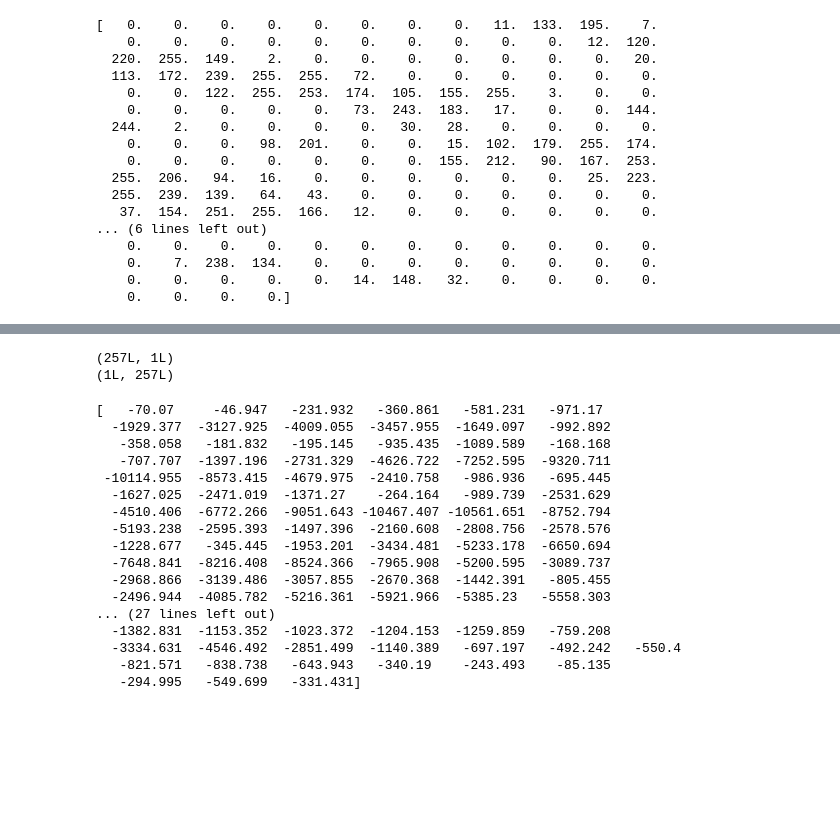
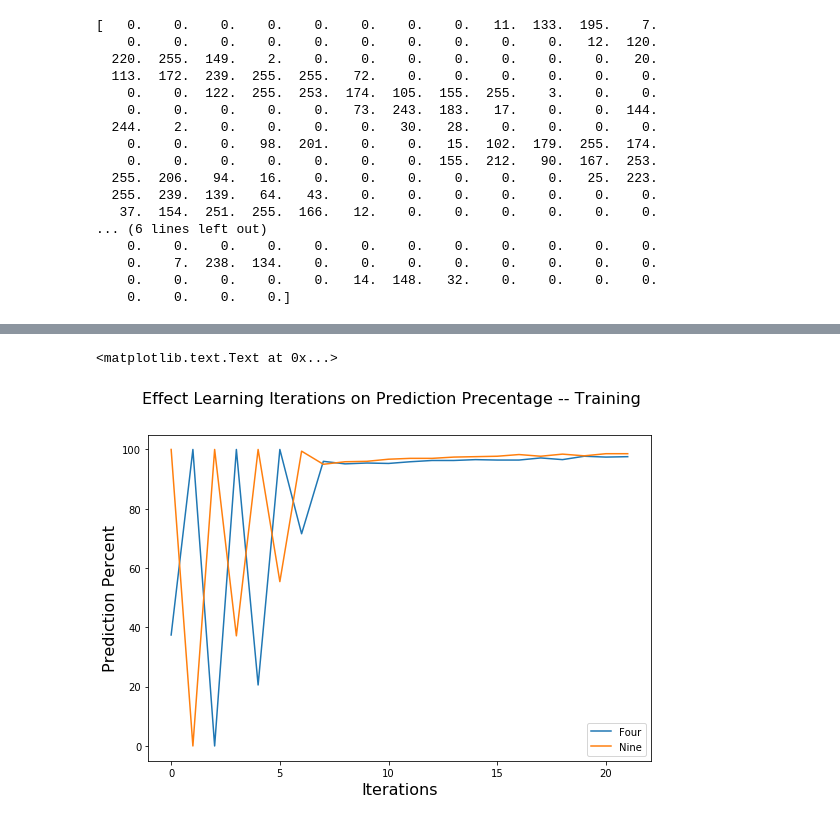
Before and after one commit to MrFengShui/CS434, a Jupyter notebook: ML_Assignment_Two/Code/Assingment_Two.ipynb, the cells around one changed output, grey strips where cells are left out. Saved outputs shown, nothing was run; the diff lists cells and outputs as text; code cells hidden in the pictures; blank space fills up the shorter version.

Commit message:
Added graphs for part two, not sure if they match with Songjians vision

```diff
--- a/ML_Assignment_Two/Code/Assingment_Two.ipynb
+++ b/ML_Assignment_Two/Code/Assingment_Two.ipynb
@@ -145,4 +87,0 @@ visualize_sample(raw_train, 1200)
-# %%
-# Calculate sigmoid function
-def calc_sigmoid(target_function):
-    return (1 / (1 + expit(target_function)))
@@ -203,8 +87,0 @@ plt.ylabel('Norm Value', fontsize=16)
-# %%
-## PART 2
-# Good learning rate? Assuming 0.2
-
-
-
-for i in range(5):
-    w_vectors.append(batch_learning(X_train,y_train,200,i,5))
@@ -233,26 +87,0 @@ print p
-# %%
-print w_vectors[0][np.newaxis].T.shape
-print X_train[0][np.newaxis].shape
-# %% [output]
-(257L, 1L)
-(1L, 257L)
-# %%
-print w_vectors[2]
-# %% [output]
-[   -70.07     -46.947   -231.932   -360.861   -581.231   -971.17
-  -1929.377  -3127.925  -4009.055  -3457.955  -1649.097   -992.892
-   -358.058   -181.832   -195.145   -935.435  -1089.589   -168.168
-   -707.707  -1397.196  -2731.329  -4626.722  -7252.595  -9320.711
- -10114.955  -8573.415  -4679.975  -2410.758   -986.936   -695.445
-  -1627.025  -2471.019  -1371.27    -264.164   -989.739  -2531.629
-  -4510.406  -6772.266  -9051.643 -10467.407 -10561.651  -8752.794
-  -5193.238  -2595.393  -1497.396  -2160.608  -2808.756  -2578.576
-  -1228.677   -345.445  -1953.201  -3434.481  -5233.178  -6650.694
-  -7648.841  -8216.408  -8524.366  -7965.908  -5200.595  -3089.737
-  -2968.866  -3139.486  -3057.855  -2670.368  -1442.391   -805.455
-  -2496.944  -4085.782  -5216.361  -5921.966  -5385.23   -5558.303
-... (27 lines left out)
-  -1382.831  -1153.352  -1023.372  -1204.153  -1259.859   -759.208
-  -3334.631  -4546.492  -2851.499  -1140.389   -697.197   -492.242   -550.4
-   -821.571   -838.738   -643.943   -340.19    -243.493    -85.135
-   -294.995   -549.699   -331.431]
@@ -258,0 +132,28 @@ print w_vectors[2]
+# %%
+## Part 2
+w_train = []
+iter_train = []
+
+#for i in learning_rates:
+w, ctr, accuracy = batch_learning(X_train,y_train,1400,0.000111111111111)
+w_train.append(w)
+iter_train.append(ctr)
+acc_train = accuracy
+
+four_acc_per_epoch = []
+nine_acc_per_epoch = []
+for i,(a, b) in enumerate(acc_train):
+    four_acc_per_epoch.append(a)
+    nine_acc_per_epoch.append(b)
+
+# Plot the values gathered above
+fig = plt.figure(figsize=(9,6))
+plt.plot(range(22),four_acc_per_epoch,label="Four")
+plt.plot(range(22),nine_acc_per_epoch,label="Nine")
+plt.legend()
+fig.suptitle('Effect Learning Iterations on Prediction Precentage -- Training', fontsize=16)
+plt.xlabel('Iterations', fontsize=16)
+plt.ylabel('Prediction Percent', fontsize=16)
+# %% [output]
+<matplotlib.text.Text at 0x...>
+[figure, added]
```
Also changed, not shown: parts of 12 cells of this notebook.
